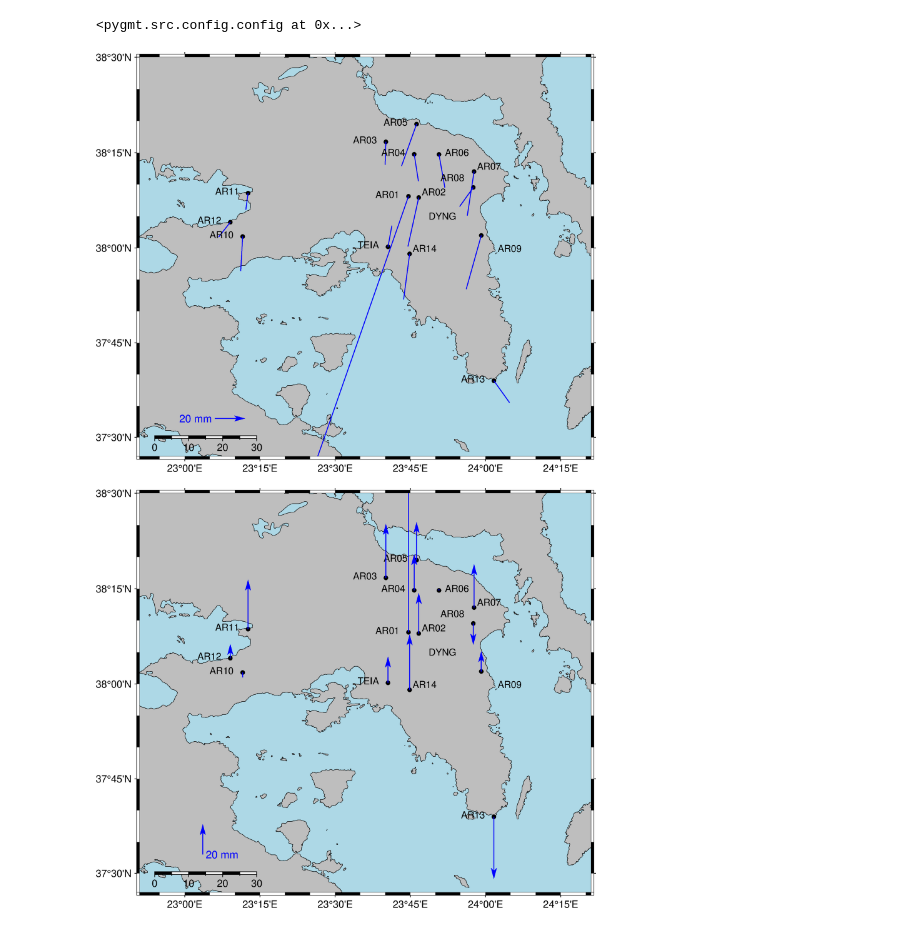
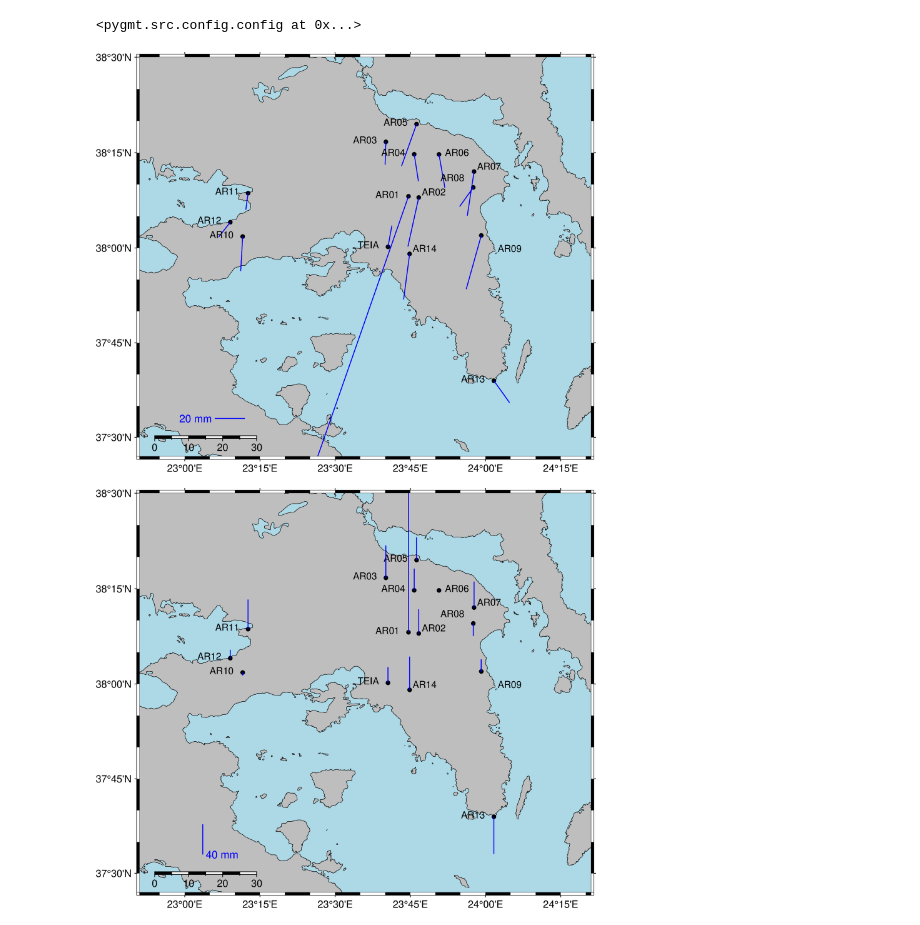
Before and after one commit to LabGeoTopo/gmt_pyplots, a Jupyter notebook: plotdiffs1.ipynb, the cells around one changed output. Drawn from its saved outputs; the diff is of its cells as text; code cells hidden in the pictures.

```diff
--- a/plotdiffs1.ipynb
+++ b/plotdiffs1.ipynb
@@ -12,7 +12,7 @@ pygmt.config(PS_CHAR_ENCODING="Standard+")
 # %%
 ## Set input data file
 ## Format input file "Code Lat Long H Ve sVe Vn sN Vu sVu" with this header line
-vel_df = pd.read_csv("data/diff_maps_202.txt", sep=" ", comment="#")
+vel_df = pd.read_csv("data/diff_maps_2021.txt", sep=" ", comment="#")
 vel_df['vzero']=0
 #vel = vel_df.head()
 hvel = vel_df[['Long','Lat', 'Ve','Vn', 'sVe','sVn','sVu', 'Code']]
@@ -88,14 +88,14 @@ fig.velo(
     line=True,
     spec="e0.05/0.39/10",
     frame=["WSne"],
-    vector="0.35c+e+gblue",
+    vector="0.0035c+e+gblue",
 )
 #vtext.to_csv(r'output.txt', header=None, index=None, sep=' ', mode='a')
 
 
-fig.text(textfiles='labels', angle=True, font=True, justify=True)
+fig.text(textfiles='data/labels', angle=True, font=True, justify=True)
 
 fig.show()
 # %% [output]
-[figure, old version]
+[figure, new version]
 # %%
@@ -115,40 +115,40 @@ fig.coast(
 #fig.plot(x=vel.Long, y=vel.Lat, style="c0.15c", color="black")
 fig.plot(x=hvel.Long, y=hvel.Lat, style="c0.15c", color="black")
 
-fig.text(textfiles='labels', angle=True, font=True, justify=True)
+fig.text(textfiles='data/labels', angle=True, font=True, justify=True)
 
 fig.velo(
     data=vvel,
     pen="0.7p,blue",
     uncertaintycolor  ="lightblue1",
     line=True,
-    spec="e0.05/0.39/0",
+    spec="e0.03/0.39/0",
     frame=["WSne"],
-    vector="0.35c+e+gblue",
+    vector="0.0035c+e+gblue",
 )
 
 ## create scale dataframe for vector magnitude
 vscv={
     'Long': [23.06],
     'Lat': [37.55],
     'Ve': [0],
-    'Vn': [20],
+    'Vn': [40],
     'sVe': [0],
     'sVn': [0],
     'sV': [0],
-    'Code': ['20 mm']
+    'Code': ['40 mm']
 }
 fig.velo(
     data=vscv,
     pen="0.7p,blue",
     uncertaintycolor  ="lightblue1",
     line=True,
-    spec="e0.05/0.39/10",
+    spec="e0.025/0.39/10",
     frame=["WSne"],
-    vector="0.35c+e+gblue",
+    vector="0.0035c+e+gblue",
 )
 
 fig.show()
 # %% [output]
-[figure, old version]
+[figure, new version]
 # %%
```
Also changed, not shown: parts of 2 cells of this notebook, 3 other files.
